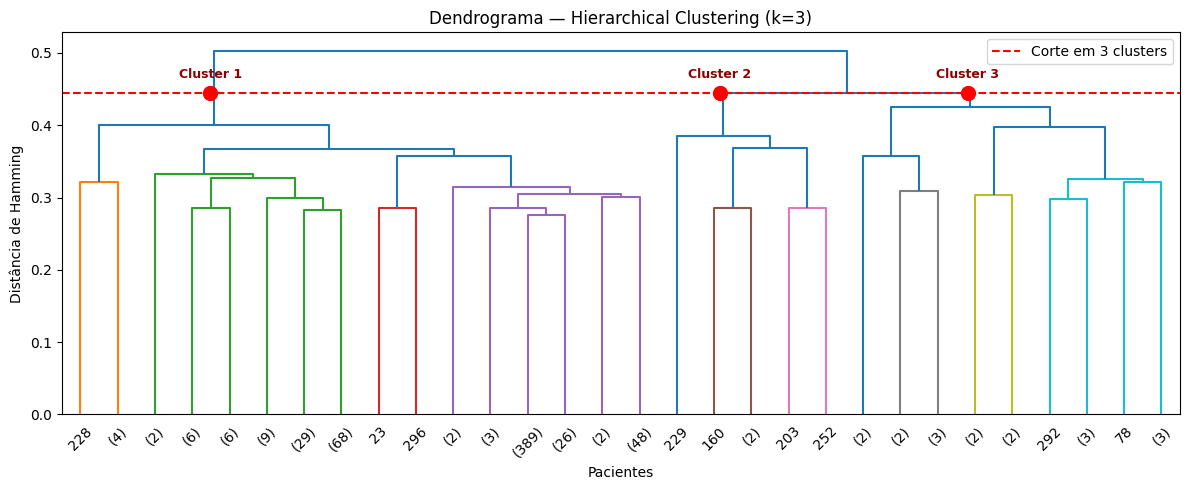
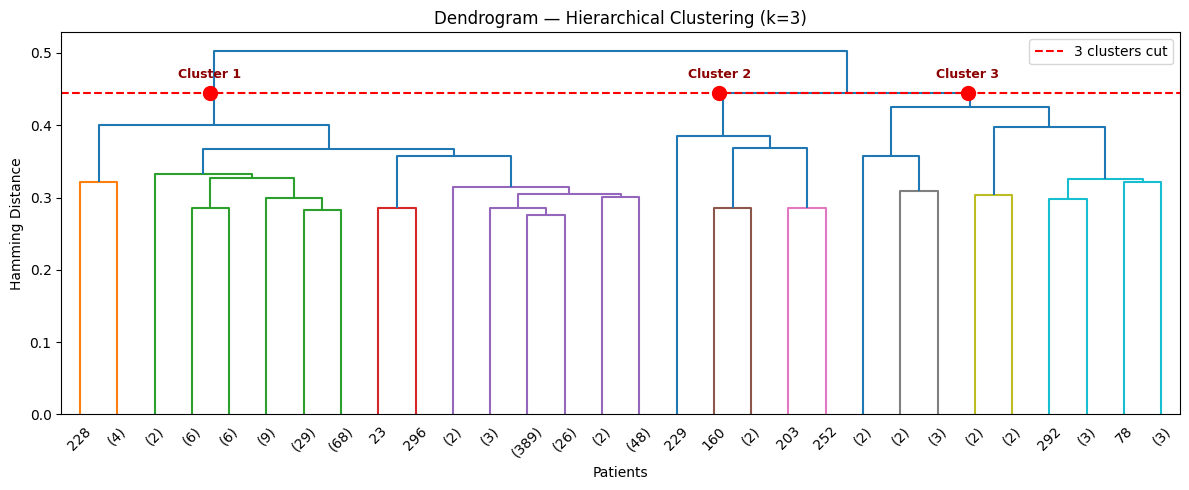
Unified diff of the notebook cell whose output changed from the first chart to the second:
--- before
+++ after
@@ -43,4 +43,5 @@
 ax.legend()
 plt.tight_layout()
+plt.savefig(r'target_directory\dendrogram.png', dpi=300, bbox_inches='tight')
 plt.show()
 

Commit: Add files via upload